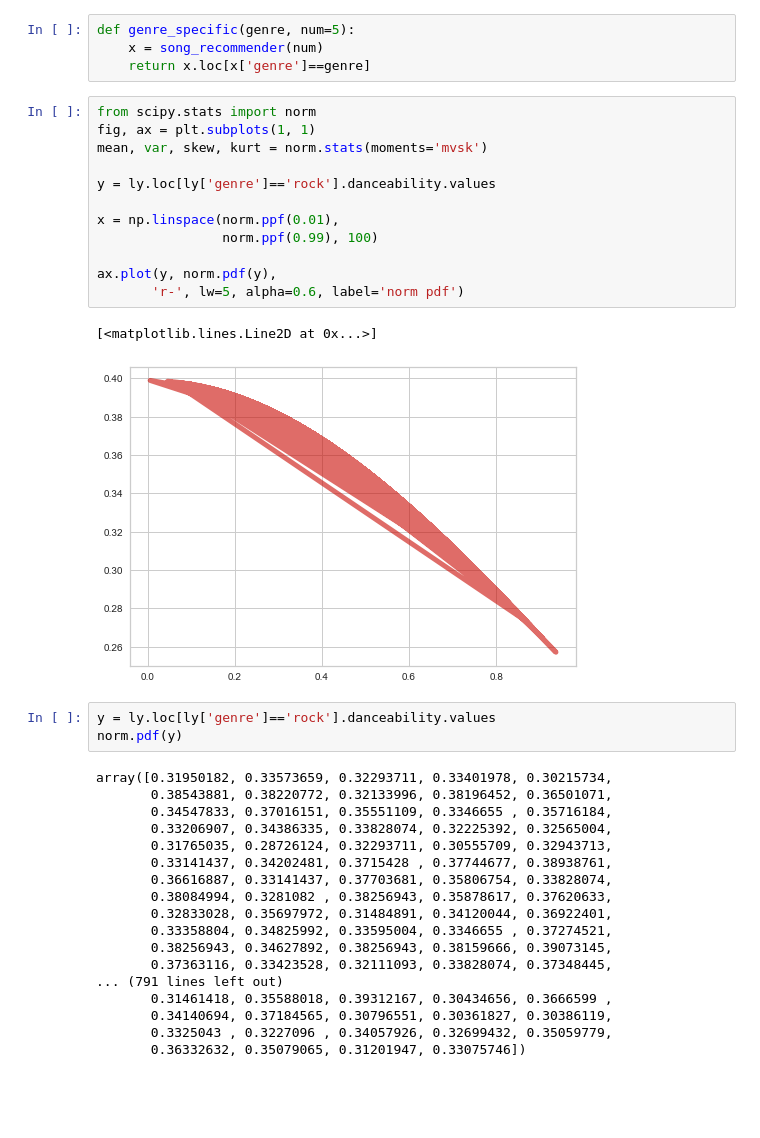
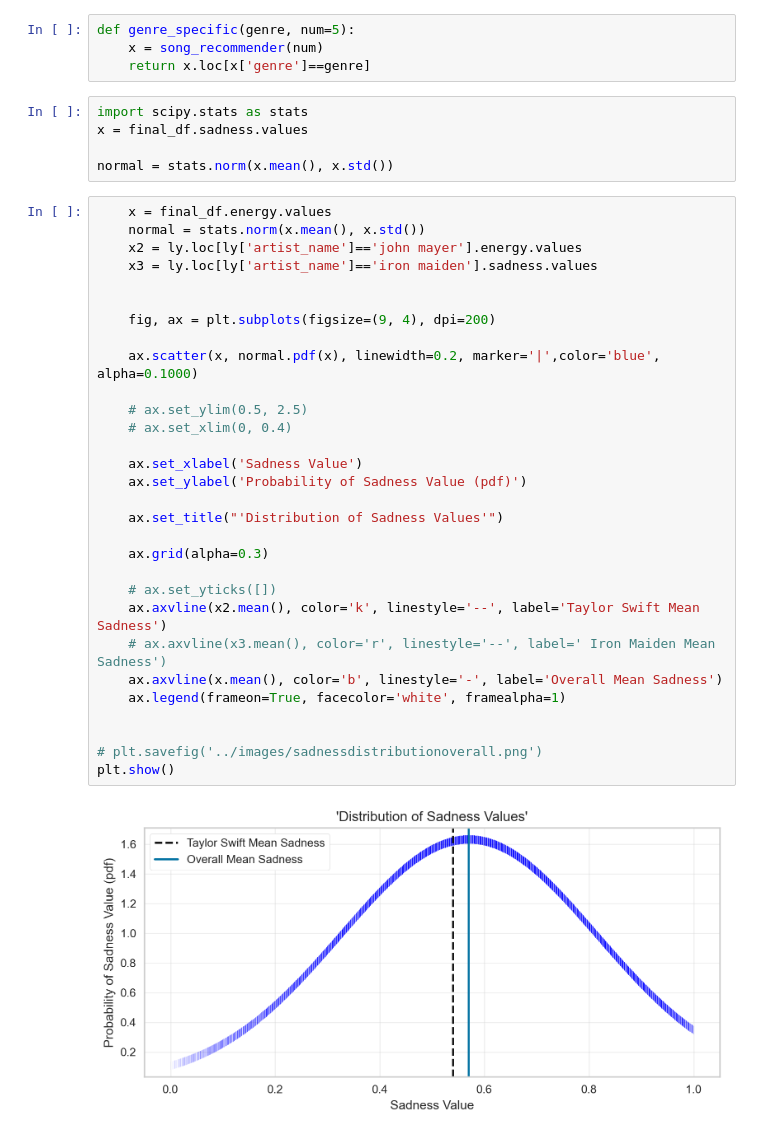
Before and after one commit to meyerpedro/Music_For_Creators-Recommender, a Jupyter notebook: notebook/Capstone 3.ipynb, the cells around one changed output. Cells and saved outputs as stored; diff of their text form; blank space fills up the shorter version.

```diff
--- a/notebook/Capstone 3.ipynb
+++ b/notebook/Capstone 3.ipynb
@@ -794,39 +789,40 @@ Energy:0.023
 def genre_specific(genre, num=5):
     x = song_recommender(num)
     return x.loc[x['genre']==genre]
-# %%
-from scipy.stats import norm
-fig, ax = plt.subplots(1, 1)
-mean, var, skew, kurt = norm.stats(moments='mvsk')
-
-y = ly.loc[ly['genre']=='rock'].danceability.values
-
-x = np.linspace(norm.ppf(0.01),
-                norm.ppf(0.99), 100)
-
-ax.plot(y, norm.pdf(y),
-       'r-', lw=5, alpha=0.6, label='norm pdf')
-# %% [output]
-[<matplotlib.lines.Line2D at 0x...>]
-[figure, removed]
-# %%
-y = ly.loc[ly['genre']=='rock'].danceability.values
-norm.pdf(y)
-# %% [output]
-array([0.31950182, 0.33573659, 0.32293711, 0.33401978, 0.30215734,
-       0.38543881, 0.38220772, 0.32133996, 0.38196452, 0.36501071,
-       0.34547833, 0.37016151, 0.35551109, 0.3346655 , 0.35716184,
-       0.33206907, 0.34386335, 0.33828074, 0.32225392, 0.32565004,
-       0.31765035, 0.28726124, 0.32293711, 0.30555709, 0.32943713,
-       0.33141437, 0.34202481, 0.3715428 , 0.37744677, 0.38938761,
-       0.36616887, 0.33141437, 0.37703681, 0.35806754, 0.33828074,
-       0.38084994, 0.3281082 , 0.38256943, 0.35878617, 0.37620633,
-       0.32833028, 0.35697972, 0.31484891, 0.34120044, 0.36922401,
-       0.33358804, 0.34825992, 0.33595004, 0.3346655 , 0.37274521,
-       0.38256943, 0.34627892, 0.38256943, 0.38159666, 0.39073145,
-       0.37363116, 0.33423528, 0.32111093, 0.33828074, 0.37348445,
-... (791 lines left out)
-       0.31461418, 0.35588018, 0.39312167, 0.30434656, 0.3666599 ,
-       0.34140694, 0.37184565, 0.30796551, 0.30361827, 0.30386119,
-       0.3325043 , 0.3227096 , 0.34057926, 0.32699432, 0.35059779,
-       0.36332632, 0.35079065, 0.31201947, 0.33075746])
+# %%
+import scipy.stats as stats
+x = final_df.sadness.values
+
+normal = stats.norm(x.mean(), x.std())
+# %%
+    x = final_df.energy.values
+    normal = stats.norm(x.mean(), x.std())
+    x2 = ly.loc[ly['artist_name']=='john mayer'].energy.values
+    x3 = ly.loc[ly['artist_name']=='iron maiden'].sadness.values
+
+
+    fig, ax = plt.subplots(figsize=(9, 4), dpi=200)
+
+    ax.scatter(x, normal.pdf(x), linewidth=0.2, marker='|',color='blue', alpha=0.1000)
+
+    # ax.set_ylim(0.5, 2.5)
+    # ax.set_xlim(0, 0.4)
+
+    ax.set_xlabel('Sadness Value')
+    ax.set_ylabel('Probability of Sadness Value (pdf)')
+
+    ax.set_title("'Distribution of Sadness Values'")
+
+    ax.grid(alpha=0.3)
+
+    # ax.set_yticks([])
+    ax.axvline(x2.mean(), color='k', linestyle='--', label='Taylor Swift Mean Sadness')
+    # ax.axvline(x3.mean(), color='r', linestyle='--', label=' Iron Maiden Mean Sadness')
+    ax.axvline(x.mean(), color='b', linestyle='-', label='Overall Mean Sadness')
+    ax.legend(frameon=True, facecolor='white', framealpha=1)
+
+
+# plt.savefig('../images/sadnessdistributionoverall.png')
+plt.show()
+# %% [output]
+[figure, added]
```
Also changed, not shown: parts of 11 cells of this notebook, 15 other files.
